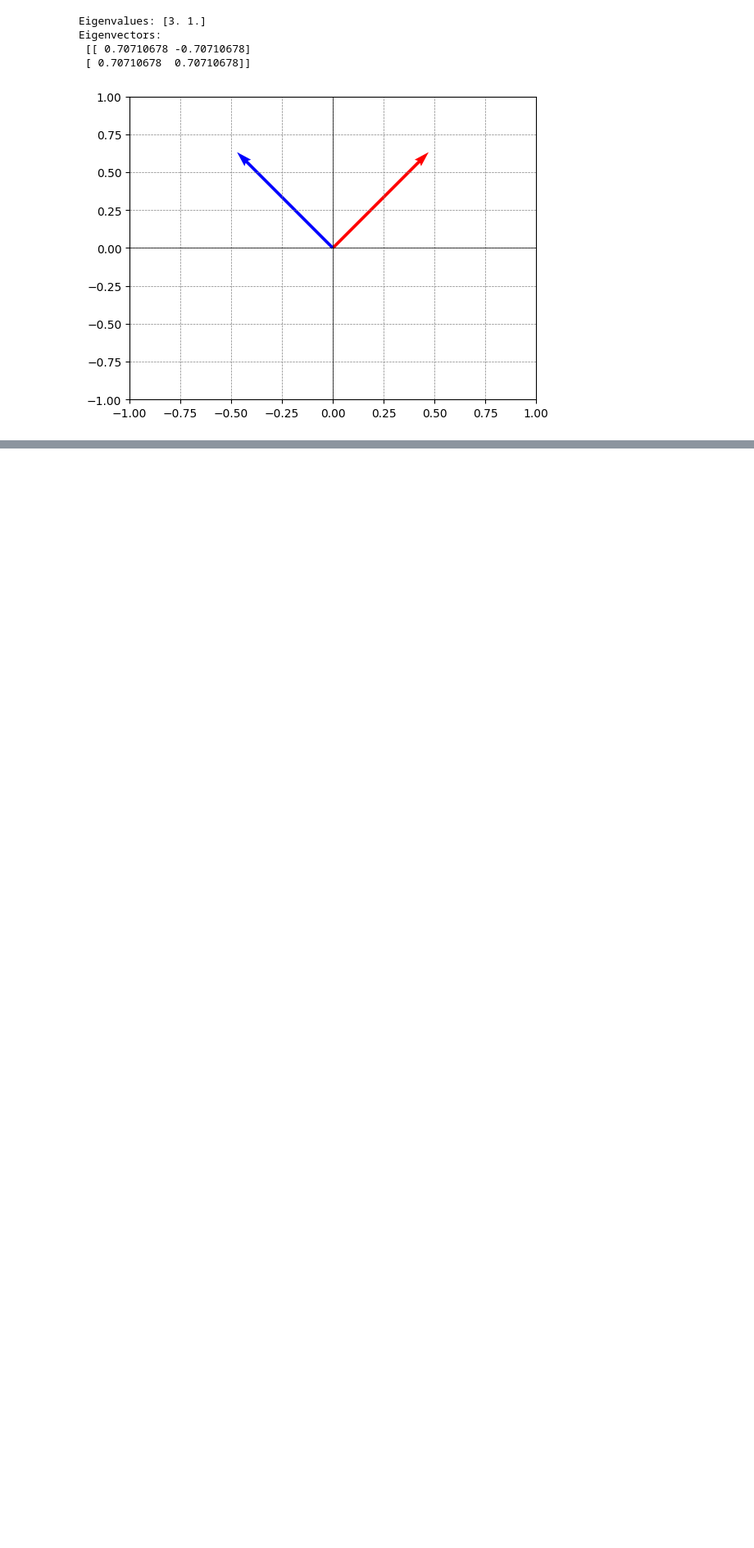
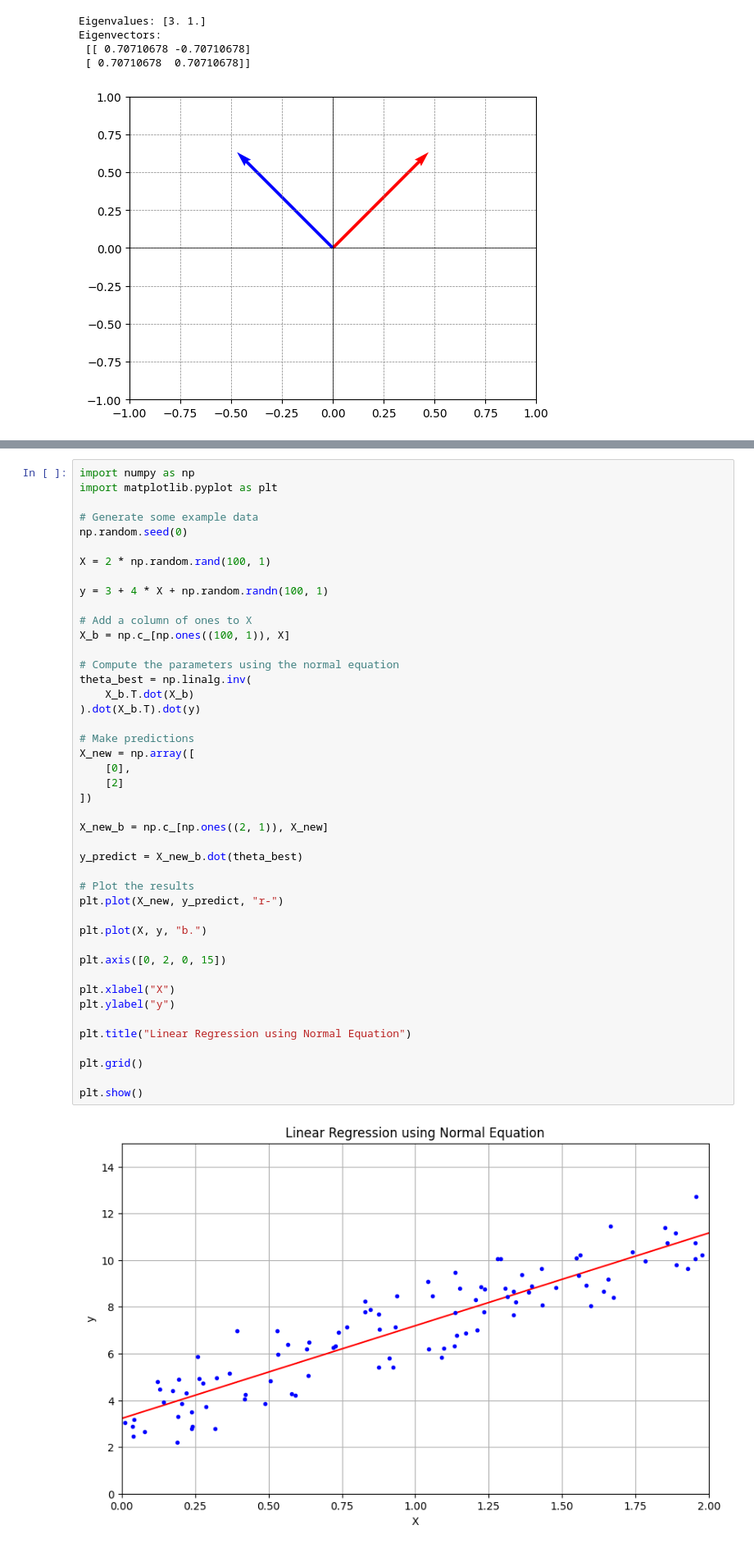
Before and after one commit to nthapa000/Machine_Learning_from_scratch, a Jupyter notebook: Module_1_Foundation_of_ML_AI/L2_LA_Calculus.ipynb, the cells around one changed output, grey strips where cells are left out. Shown at 82% size. Drawn from its saved outputs; the diff is of its cells as text; blank space fills up the shorter version.

```diff
--- a/Module_1_Foundation_of_ML_AI/L2_LA_Calculus.ipynb
+++ b/Module_1_Foundation_of_ML_AI/L2_LA_Calculus.ipynb
@@ -197,0 +541,46 @@ Eigenvectors:
+# %%
+import numpy as np
+import matplotlib.pyplot as plt
+
+# Generate some example data
+np.random.seed(0)
+
+X = 2 * np.random.rand(100, 1)
+
+y = 3 + 4 * X + np.random.randn(100, 1)
+
+# Add a column of ones to X
+X_b = np.c_[np.ones((100, 1)), X]
+
+# Compute the parameters using the normal equation
+theta_best = np.linalg.inv(
+    X_b.T.dot(X_b)
+).dot(X_b.T).dot(y)
+
+# Make predictions
+X_new = np.array([
+    [0],
+    [2]
+])
+
+X_new_b = np.c_[np.ones((2, 1)), X_new]
+
+y_predict = X_new_b.dot(theta_best)
+
+# Plot the results
+plt.plot(X_new, y_predict, "r-")
+
+plt.plot(X, y, "b.")
+
+plt.axis([0, 2, 0, 15])
+
+plt.xlabel("X")
+plt.ylabel("y")
+
+plt.title("Linear Regression using Normal Equation")
+
+plt.grid()
+
+plt.show()
+# %% [output]
+[figure, added]
```
Also changed, not shown: parts of 22 cells of this notebook, 2 other files.
